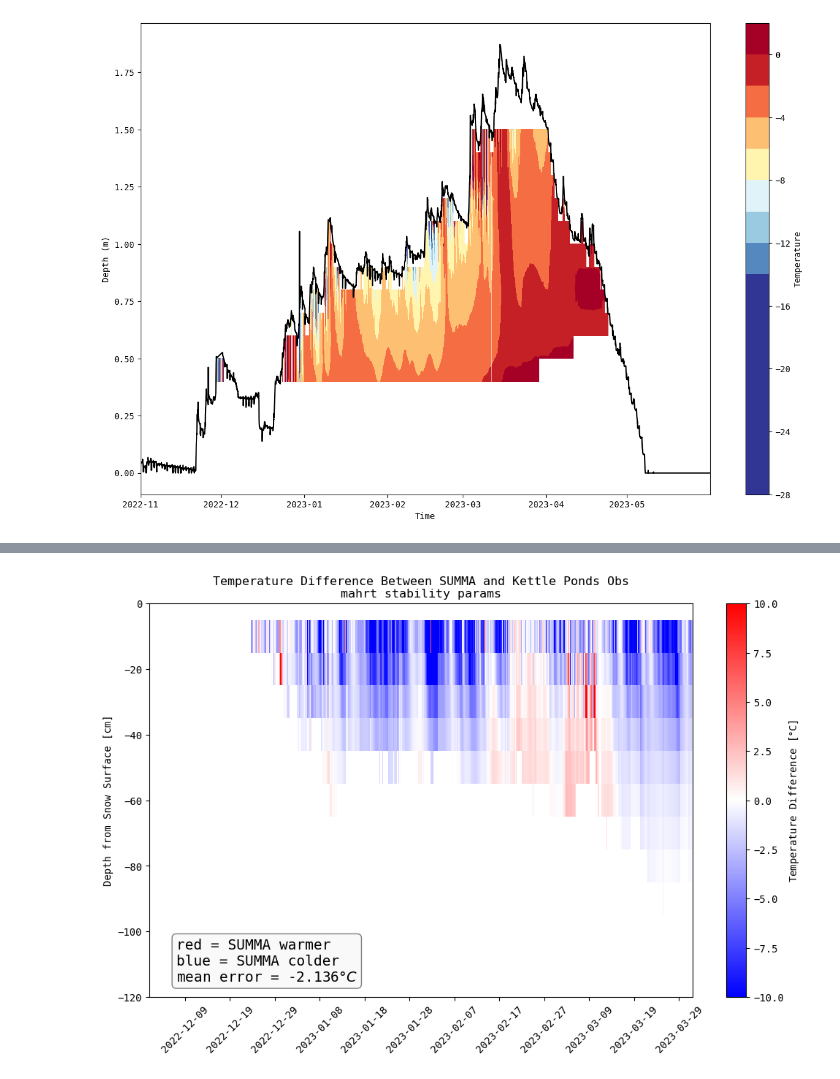
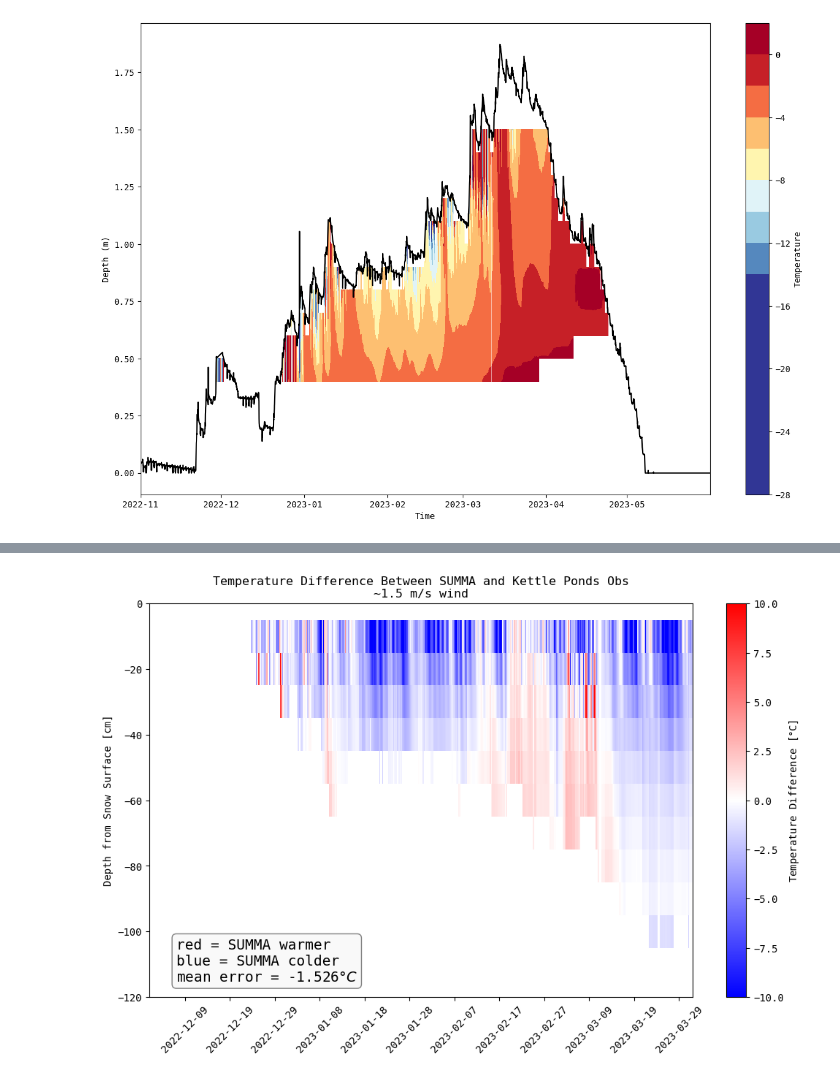
Before and after one commit to clinton-alden/summa, a Jupyter notebook: analysis/kettle_ponds/temp_plot.ipynb, the cells around one changed output, grey strips where cells are left out. Saved outputs shown, nothing was run; the diff lists cells and outputs as text; code cells hidden in the pictures.

Commit message:
new plots

```diff
--- a/analysis/kettle_ponds/temp_plot.ipynb
+++ b/analysis/kettle_ponds/temp_plot.ipynb
@@ -191,7 +191,7 @@ times = times[0,:]
 # array = array.flatten(axis=1)
 da = xr.DataArray(data, coords=[('bins', array[:,0]), ('time', times)])
 # %%
-summa_out = xr.open_dataset('./template_output_z0snow05_1hr_timestep.nc')
+summa_out = xr.open_dataset('./template_output_tilden_2mswind_timestep.nc')
 
 depth = summa_out.isel(hru=0)['iLayerHeight']
 # depth = depth.where(depth != -9999, np.nan)
@@ -356,32 +343,32 @@ cbar = fig.colorbar(cax)
 
 # Set colorbar ticks from -10 to 10
 # cbar.set_ticks(np.arange(-10, 11, 2))
 
 # Set labels
 # ax.set_xlabel('Time')
 ax.set_ylabel('Depth from Snow Surface [cm]')
-ax.set_title('Temperature Difference Between SUMMA and Kettle Ponds Obs\nmahrt stability params')
+ax.set_title('Temperature Difference Between SUMMA and Kettle Ponds Obs\n~1.5 m/s wind')
 ax.set_ylim(-120, 0)
 cbar.set_label(r'Temperature Difference [$\degree$C]')
 
 # Set x-ticks between Jan 1 and Feb 1, 2023
 start_date = datetime(2022, 12, 1)
 end_date = datetime(2023, 4, 1)
 ax.set_xlim(start_date, end_date)
 
 # Format x-ticks as dates
 ax.xaxis.set_major_locator(mdates.DayLocator(interval=10))
 ax.xaxis.set_major_formatter(mdates.DateFormatter('%Y-%m-%d'))
 
 # Rotate x-tick labels for better readability
 plt.xticks(rotation=45)
 
 # Add a text box
 ax.text(0.05, 0.15, f'red = SUMMA warmer\nblue = SUMMA colder\nmean error = {mean_error}'+r'$\degree C$',
         transform=ax.transAxes, fontsize=14, verticalalignment='top',
         bbox=dict(boxstyle='round', facecolor='whitesmoke', alpha=0.5))
 
 # Show the plot
 plt.show()
 # %% [output]
-[figure, old version]
+[figure, new version]
```
Also changed, not shown: parts of 4 cells of this notebook.
